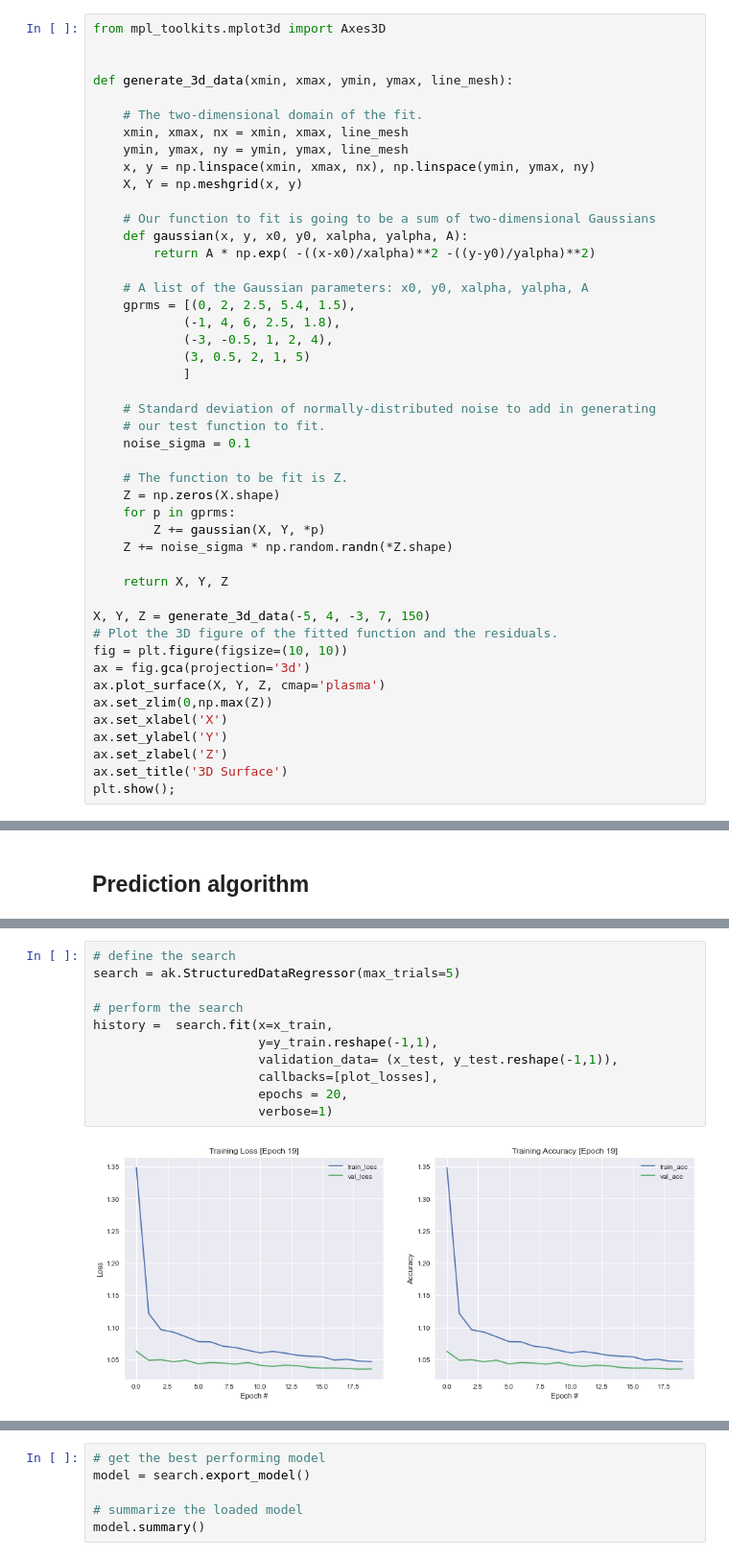
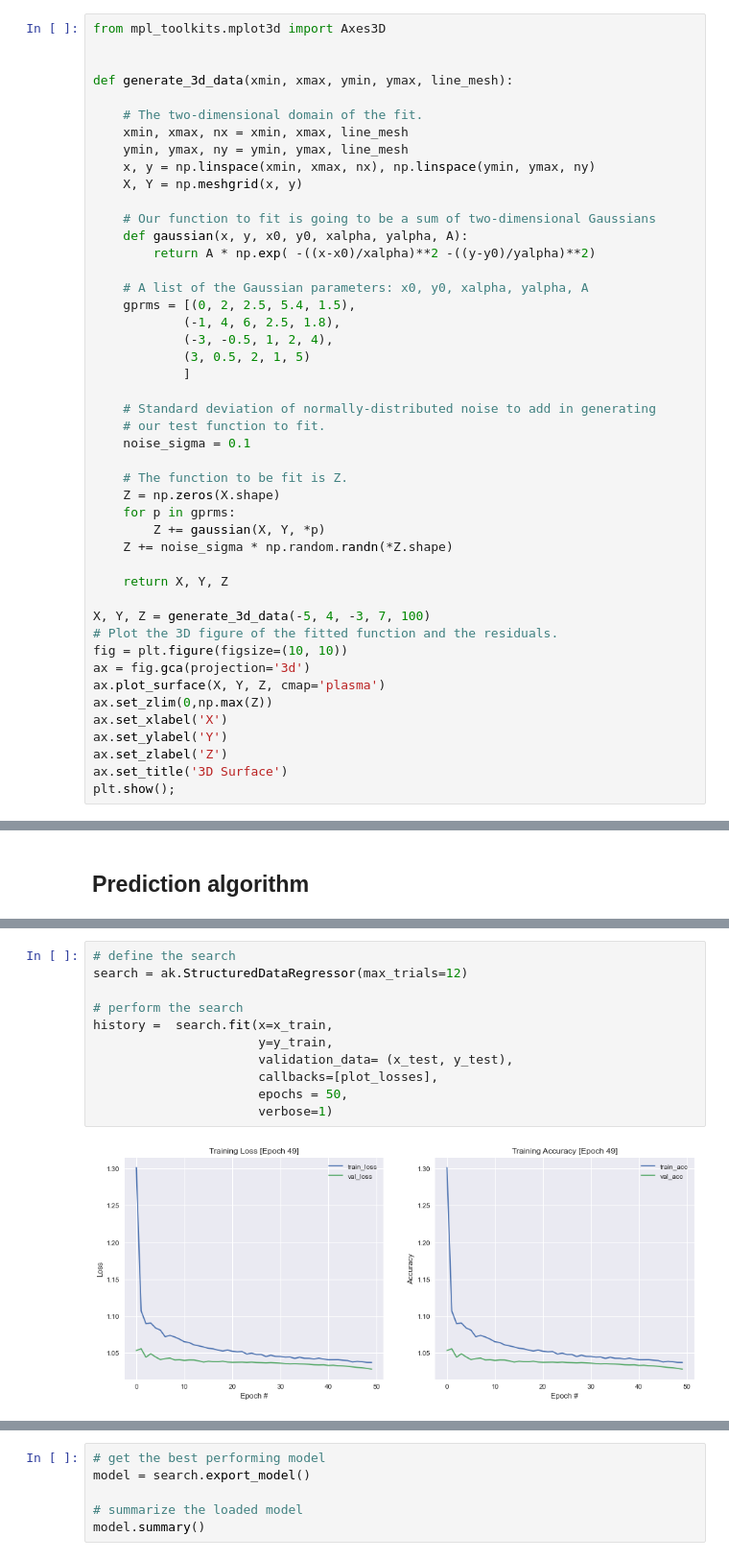
Before and after one commit to mmortazavi/productionOptimization, a Jupyter notebook: prodOptBO-3D.ipynb, the cells around one changed output, grey strips where cells are left out. Shown at 96% size. Cells and saved outputs as stored; diff of their text form.

```diff
--- a/prodOptBO-3D.ipynb
+++ b/prodOptBO-3D.ipynb
@@ -105,7 +105,7 @@ def generate_3d_data(xmin, xmax, ymin, ymax, line_mesh):
 
     return X, Y, Z
 
-X, Y, Z = generate_3d_data(-5, 4, -3, 7, 150)
+X, Y, Z = generate_3d_data(-5, 4, -3, 7, 100)
 # Plot the 3D figure of the fitted function and the residuals.
 fig = plt.figure(figsize=(10, 10))
 ax = fig.gca(projection='3d')
@@ -179,13 +176,13 @@ x_train, x_test, y_train, y_test = train_test_split(X_norm, y_norm, test_size=0.
 # %%
 # define the search
-search = ak.StructuredDataRegressor(max_trials=5)
+search = ak.StructuredDataRegressor(max_trials=12)
 
 # perform the search
 history =  search.fit(x=x_train,
-                      y=y_train.reshape(-1,1),
-                      validation_data= (x_test, y_test.reshape(-1,1)),
+                      y=y_train,
+                      validation_data= (x_test, y_test),
                       callbacks=[plot_losses],
-                      epochs = 20,
+                      epochs = 50,
                       verbose=1)
 # %% [output]
-[figure, old version]
+[figure, new version]
```
Also changed, not shown: parts of 14 cells of this notebook, 2 other files.
